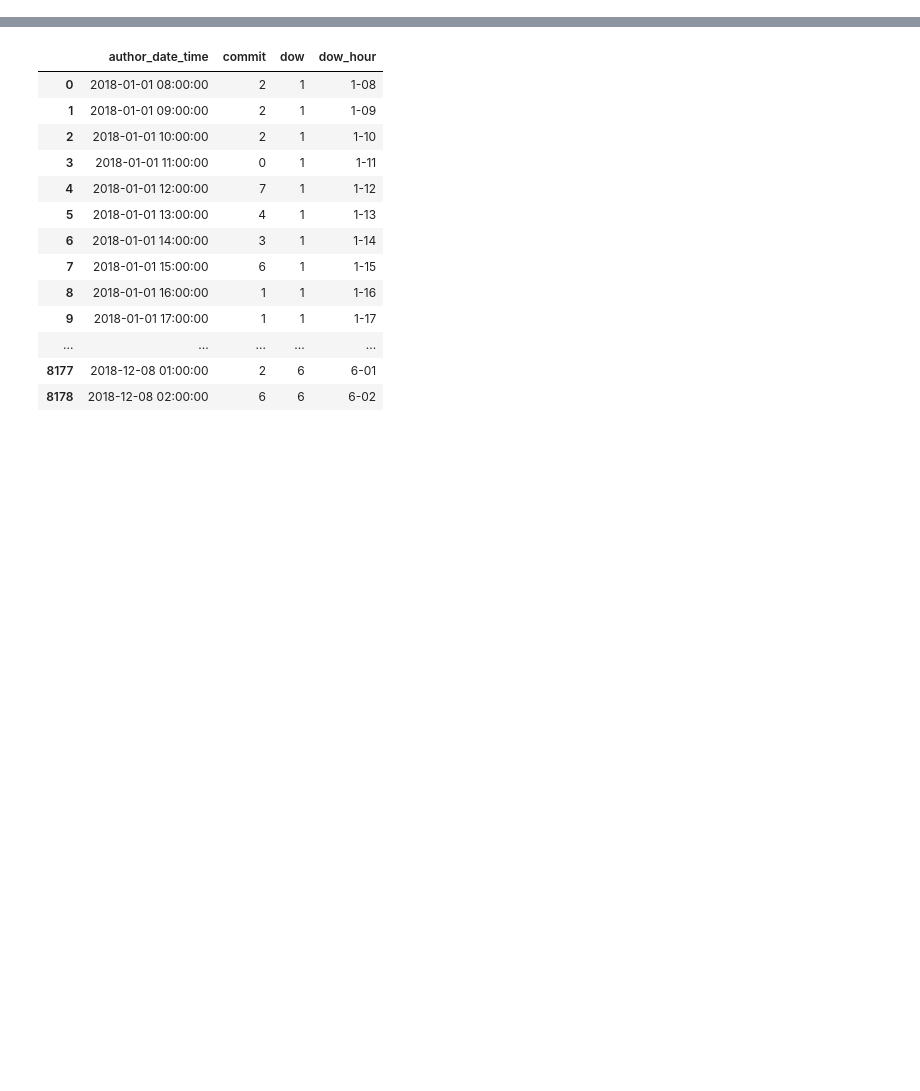
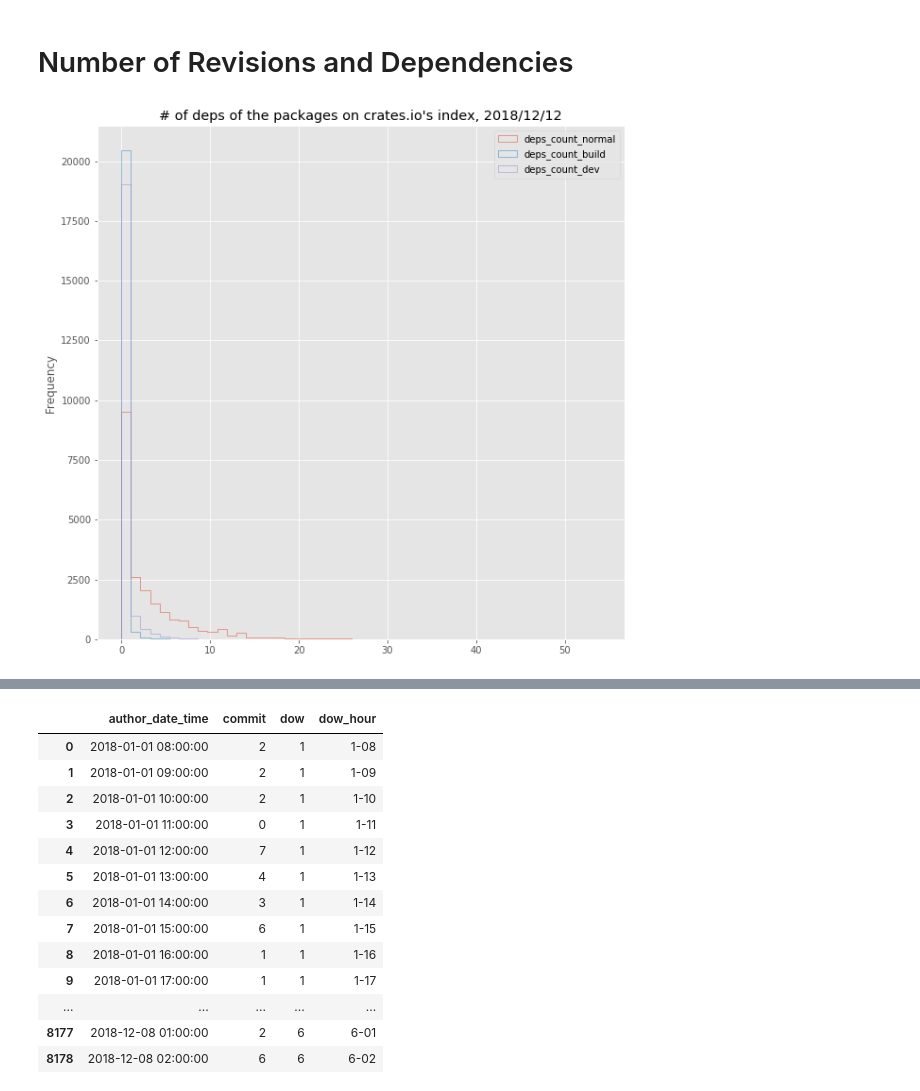
Before and after one commit to kzys/8-p.info, a Jupyter notebook: rustacean-report/crates-io.ipynb, the cells around one changed output, grey strips where cells are left out. Saved outputs shown, nothing was run; the diff lists cells and outputs as text; code cells hidden in the pictures; blank space fills up the shorter version.

Commit message:
Add crates' popularity

```diff
--- a/rustacean-report/crates-io.ipynb
+++ b/rustacean-report/crates-io.ipynb
@@ -11,0 +30,2 @@ plt.style.use('ggplot')
+# %% [markdown]
+# Number of Revisions and Dependencies
@@ -11,0 +34,13 @@ plt.style.use('ggplot')
+# %%
+df = pd.read_json('all-packages.json', orient = 'records', lines = True)
+# %%
+for kind in rustacean_report.DEP_KINDS:
+    df['deps_count_' + kind] = df['deps_' + kind].str.len()
+# %%
+ax = df.fillna(0)[(df.revisions > 0)][['package', 'deps_count_normal', 'deps_count_build', 'deps_count_dev']].plot.hist(
+    bins = 50, figsize = (10,10),
+    title = "# of deps of the packages on crates.io's index, 2018/12/12",
+    histtype = 'step'
+)
+# %% [output]
+[figure, added]
```
Also changed, not shown: parts of 19 cells of this notebook, 2 other files.
